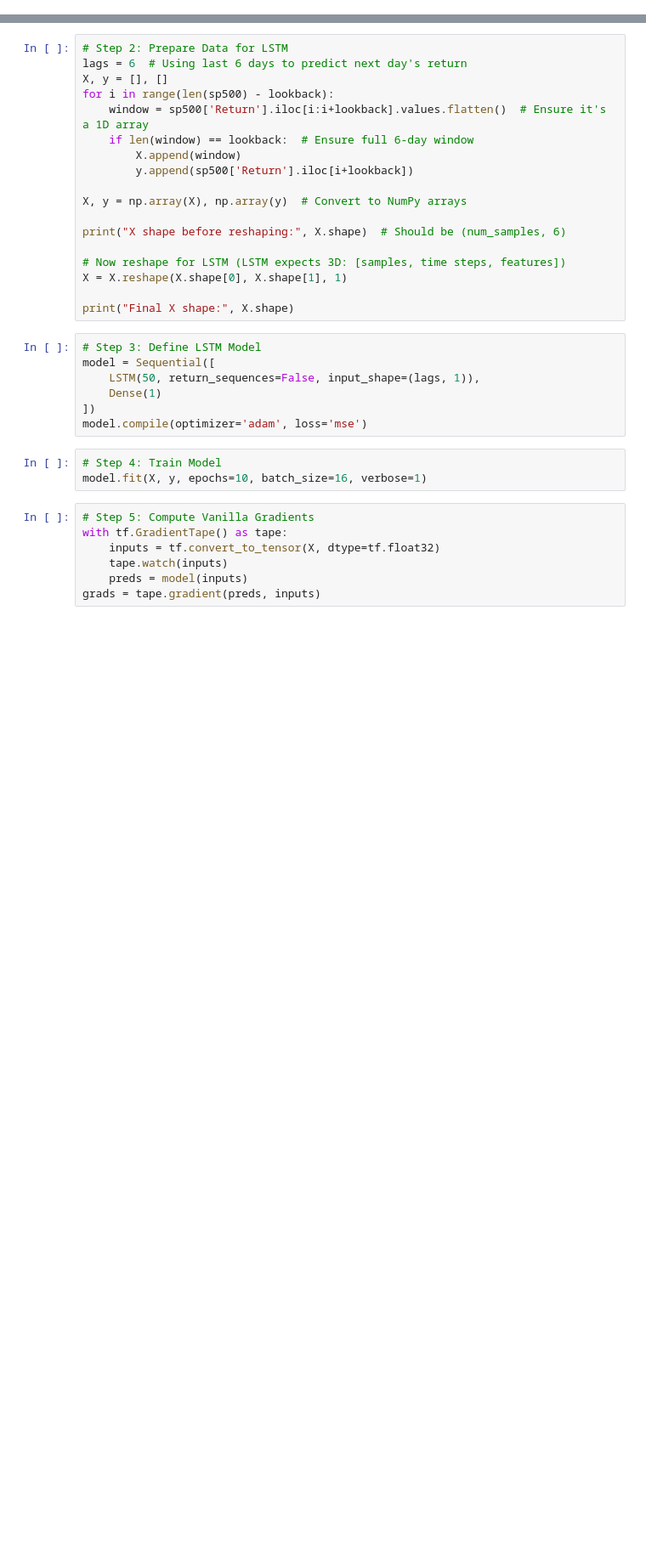
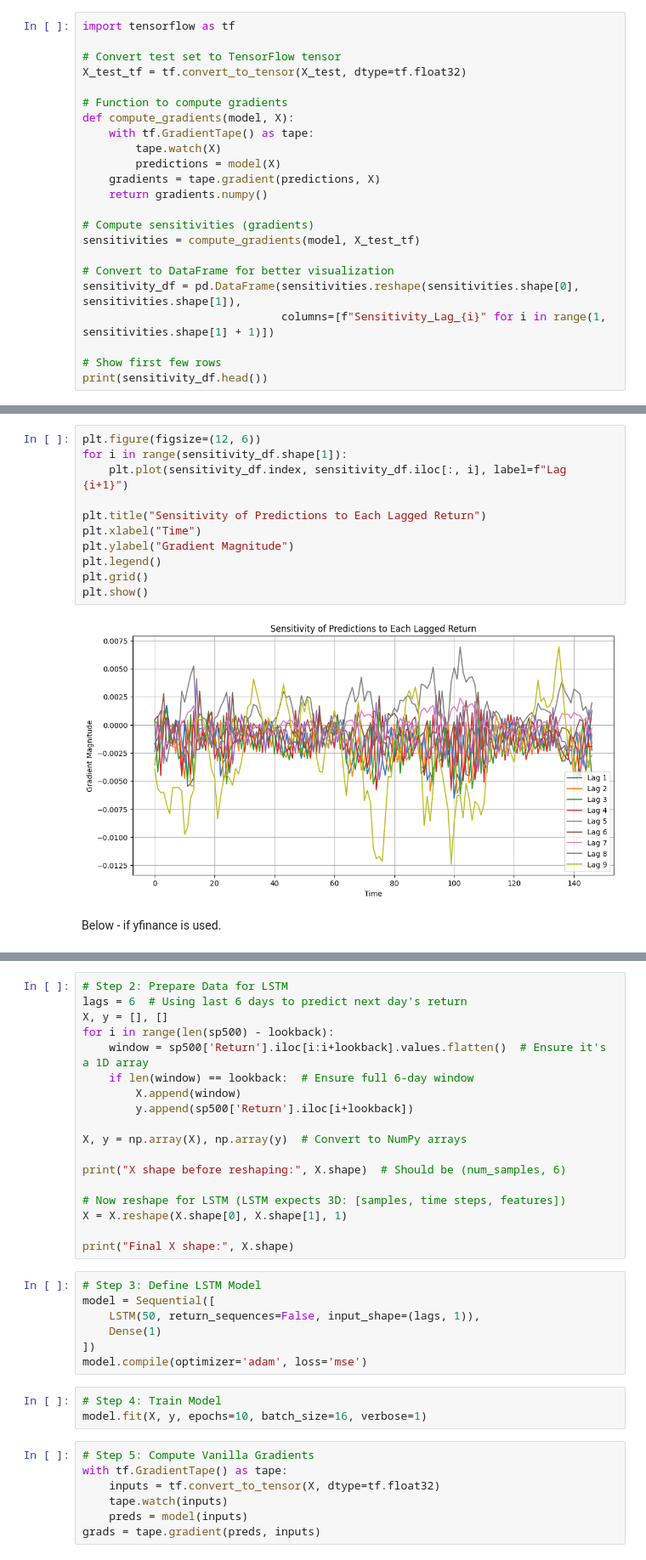
Before and after one commit to josterri/MSCA_IRP16, a Jupyter notebook: 6_Vanila Gradients_heb.ipynb, the cells around one changed output, grey strips where cells are left out. Shown at 85% size. Cells and saved outputs as stored; diff of their text form; blank space fills up the shorter version.

Commit message:
Vanila gradients toy

```diff
--- a/6_Vanila Gradients_heb.ipynb
+++ b/6_Vanila Gradients_heb.ipynb
@@ -16,0 +179,23 @@ sp500.dropna(inplace=True)
+# %%
+import tensorflow as tf
+
+# Convert test set to TensorFlow tensor
+X_test_tf = tf.convert_to_tensor(X_test, dtype=tf.float32)
+
+# Function to compute gradients
+def compute_gradients(model, X):
+    with tf.GradientTape() as tape:
+        tape.watch(X)
+        predictions = model(X)
+    gradients = tape.gradient(predictions, X)
+    return gradients.numpy()
+
+# Compute sensitivities (gradients)
+sensitivities = compute_gradients(model, X_test_tf)
+
+# Convert to DataFrame for better visualization
+sensitivity_df = pd.DataFrame(sensitivities.reshape(sensitivities.shape[0], sensitivities.shape[1]),
+                              columns=[f"Sensitivity_Lag_{i}" for i in range(1, sensitivities.shape[1] + 1)])
+
+# Show first few rows
+print(sensitivity_df.head())
@@ -16,0 +223,15 @@ sp500.dropna(inplace=True)
+# %%
+plt.figure(figsize=(12, 6))
+for i in range(sensitivity_df.shape[1]):
+    plt.plot(sensitivity_df.index, sensitivity_df.iloc[:, i], label=f"Lag {i+1}")
+
+plt.title("Sensitivity of Predictions to Each Lagged Return")
+plt.xlabel("Time")
+plt.ylabel("Gradient Magnitude")
+plt.legend()
+plt.grid()
+plt.show()
+# %% [output]
+[figure, added]
+# %% [markdown]
+Below - if yfinance is used.
```
Also changed, not shown: parts of 12 cells of this notebook.
